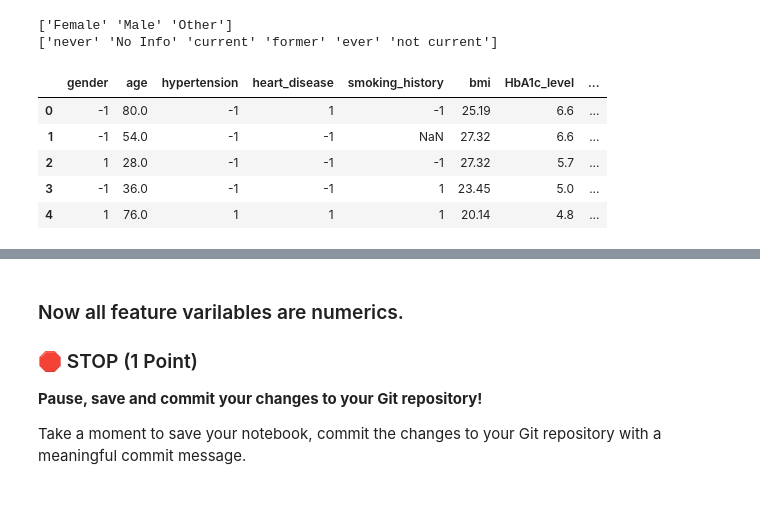
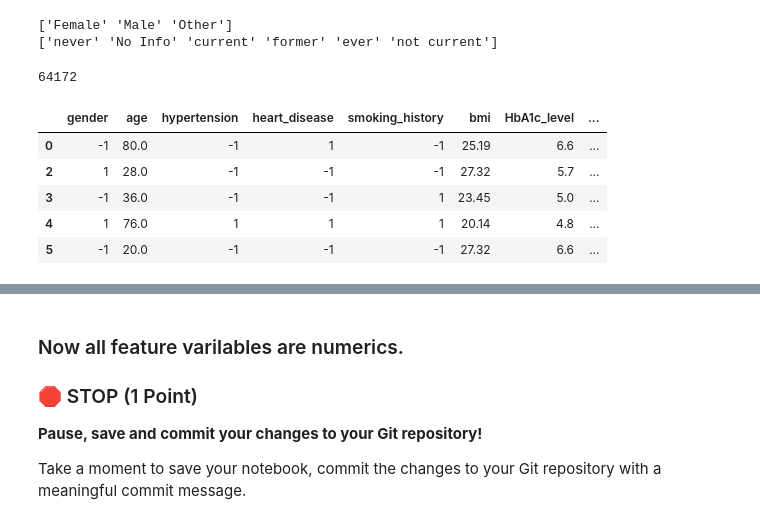
Before and after one commit to jackcienkus/CMSE202-s25-turnin, a Jupyter notebook: hw-04/HW-04_Perceptron_SVM_STUDENT.ipynb, the cells around one changed output, grey strips where cells are left out. Drawn from its saved outputs; the diff is of its cells as text; code cells hidden in the pictures.

```diff
--- a/hw-04/HW-04_Perceptron_SVM_STUDENT.ipynb
+++ b/hw-04/HW-04_Perceptron_SVM_STUDENT.ipynb
@@ -109,9 +109,13 @@ for i in range(len(diabetes_prediction_dat)):
 
     if diabetes_prediction_dat.iloc[i,2] == 0:
         diabetes_prediction_dat.iloc[i,2] = int(-1)
+    elif diabetes_prediction_dat.iloc[i,2] != 0 and diabetes_prediction_dat.iloc[i,2] != 1:
+        diabetes_prediction_dat.iloc[i,2] = np.nan
 
     if diabetes_prediction_dat.iloc[i,3] == 0:
         diabetes_prediction_dat.iloc[i,3] = int(-1)
+    elif diabetes_prediction_dat.iloc[i,3] != 0 and diabetes_prediction_dat.iloc[i,3] != 1:
+        diabetes_prediction_dat.iloc[i,3] = np.nan
 
     if diabetes_prediction_dat.iloc[i,4] == smoking_history_labs[0]:
         diabetes_prediction_dat.iloc[i,4] = int(-1)
@@ -122,15 +126,20 @@ for i in range(len(diabetes_prediction_dat)):
 
     if diabetes_prediction_dat.iloc[i,8] == 0:
         diabetes_prediction_dat.iloc[i,8] = int(-1)
+    elif diabetes_prediction_dat.iloc[i,8] != 0 and diabetes_prediction_dat.iloc[i,8] != 1:
+        diabetes_prediction_dat.iloc[i,8] = np.nan
 # %% [output]
 ['Female' 'Male' 'Other']
 ['never' 'No Info' 'current' 'former' 'ever' 'not current']
 # %%
+diabetes_prediction_dat.dropna(inplace=True)
+print(len(diabetes_prediction_dat))
 diabetes_prediction_dat.head()
 # %% [output]
+64172
 |  | gender | age | hypertension | heart_disease | smoking_history | bmi | HbA1c_level | ... |
 | 0 | -1 | 80.0 | -1 | 1 | -1 | 25.19 | 6.6 | ... |
-| 1 | -1 | 54.0 | -1 | -1 | NaN | 27.32 | 6.6 | ... |
 | 2 | 1 | 28.0 | -1 | -1 | -1 | 27.32 | 5.7 | ... |
 | 3 | -1 | 36.0 | -1 | -1 | 1 | 23.45 | 5.0 | ... |
 | 4 | 1 | 76.0 | 1 | 1 | 1 | 20.14 | 4.8 | ... |
+| 5 | -1 | 20.0 | -1 | -1 | -1 | 27.32 | 6.6 | ... |
```
Also changed, not shown: parts of 15 cells of this notebook.
